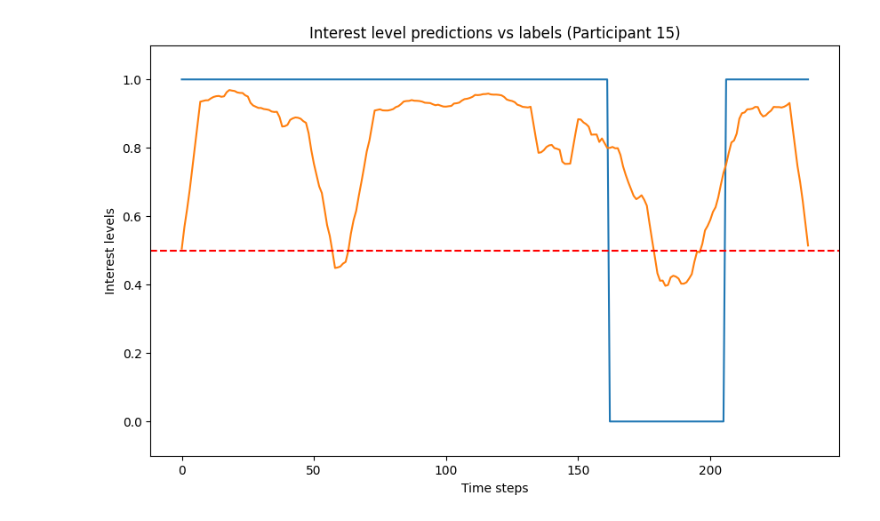
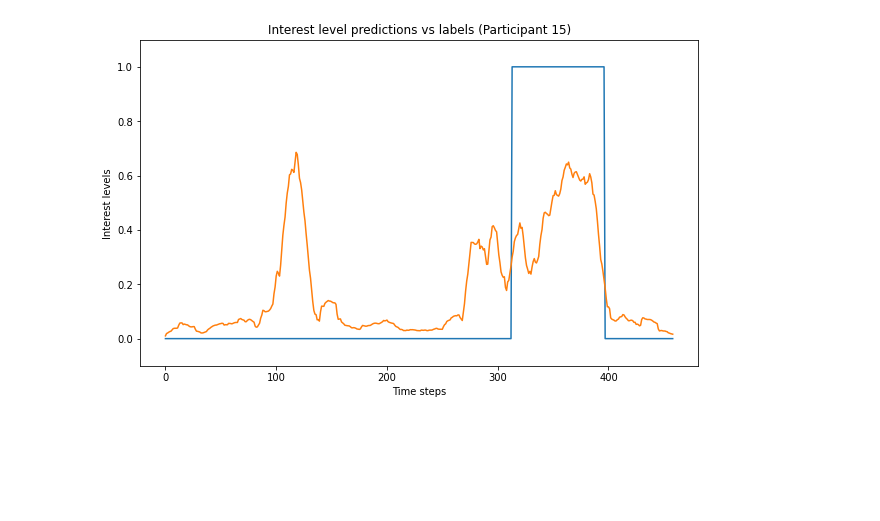
Before and after one commit to ramon284/Interest-predictor, a Jupyter notebook: zpredict.ipynb, the cells around one changed output. Drawn from its saved outputs; the diff is of its cells as text; code cells hidden in the pictures; blank space fills up the shorter version.

```diff
--- a/zpredict.ipynb
+++ b/zpredict.ipynb
@@ -546,31 +539,31 @@ def smooth_data(data, window_size, method='average'):
         raise ValueError(f"Unknown method: {method}")
     return smoothed_data
 # %%
-temptest = "finaldata_250/15.csv"
+temptest = "finaldata_500/15.csv"
 
 chunked_df = preprocess_and_chunk(temptest, chunk_size)
 otherDF = chunked_df.copy(deep=True)
 otherDF = otherDF.drop(columns=['Label', 'Frame'])
 otherDF = otherDF.fillna(otherDF.median())
 y_pred_proba = svm_clf.predict_proba(otherDF)
 
 temp = []
 for x in y_pred_proba:
     temp.append(x[1])
 temp = smooth_data(temp, 15)
 
 import matplotlib.pyplot as plt
 
 plt.figure(figsize=(10,6))
 plt.plot(chunked_df.index, chunked_df['Label'])
 plt.plot(range(len(temp)), temp, label='temp')
-plt.axhline(0.5, color='r', linestyle='--', label='Threshold')
+#plt.axhline(0.5, color='r', linestyle='--', label='Threshold')
 
 
 plt.xlabel('Time steps')
 plt.ylabel('Interest levels')
 plt.title('Interest level predictions vs labels (Participant 15)')
 plt.ylim([-0.1, 1.1])  # this ensures that the y-axis is scaled appropriately for binary data
 plt.show()
 # %% [output]
-[figure, old version]
+[figure, new version]
```
Also changed, not shown: parts of 15 cells of this notebook.
